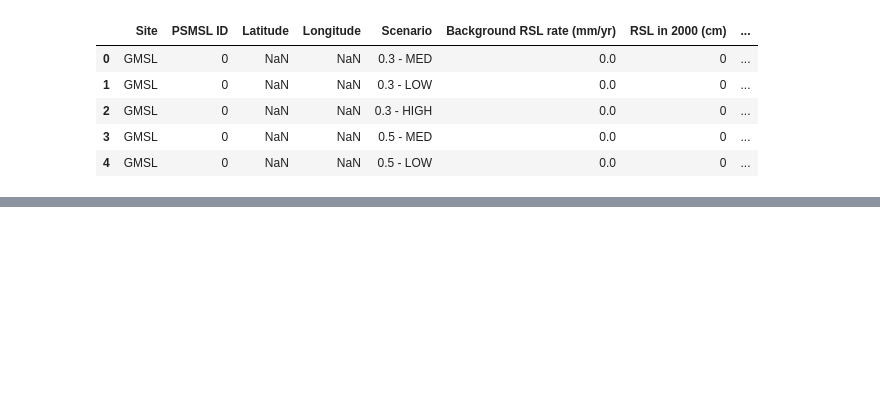
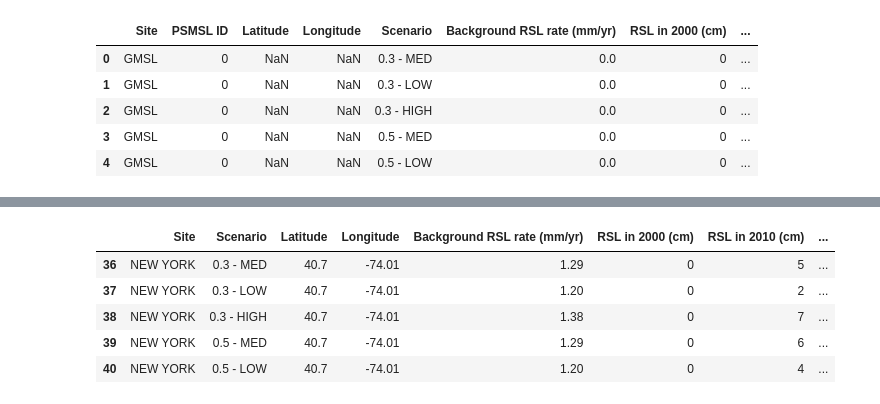
Before and after one commit to jdmandras/Project-3, a Jupyter notebook: Individual Workspaces/Jennifer Alvarez/Jennifer.ipynb, the cells around one changed output, grey strips where cells are left out. Cells and saved outputs as stored; diff of their text form; code cells hidden in the pictures; blank space fills up the shorter version.

```diff
--- a/Individual Workspaces/Jennifer Alvarez/Jennifer.ipynb
+++ b/Individual Workspaces/Jennifer Alvarez/Jennifer.ipynb
@@ -69,0 +107,29 @@ slr_data_predictions.head()
+# %%
+# Define the specific Latitude and Longitude values
+target_latitudes = [40.7, 47.6, 44.67, 34.23, 46.22, -17.6, 21, 25.77, 1.1, 59.55]
+target_longitudes = [-74.01, -122.34, -63.58, -77.95, -60.25, 177.44, -97.33, -80.13, 154.78, -139.73]
+
+# Create a condition to filter rows based on specified Latitudes and Longitudes
+condition = (slr_data_predictions['Latitude'].isin(target_latitudes)) & \
+            (slr_data_predictions['Longitude'].isin(target_longitudes))
+
+# Select the desired columns and rows based on the condition
+selected_columns = ['Site', 'Scenario', 'Latitude', 'Longitude',
+                    'Background RSL rate (mm/yr)', 'RSL in 2000 (cm)',
+                    'RSL in 2010 (cm)', 'RSL in 2020 (cm)', 'RSL in 2030 (cm)',
+                    'RSL in 2040 (cm)', 'RSL in 2050 (cm)', 'RSL in 2060 (cm)',
+                    'RSL in 2070 (cm)', 'RSL in 2080 (cm)', 'RSL in 2090 (cm)',
+                    'RSL in 2100 (cm)', 'RSL in 2120 (cm)', 'RSL in 2150 (cm)',
+                    'RSL in 2200 (cm)']
+
+select_cities_preddf = slr_data_predictions.loc[condition, selected_columns]
+select_cities_preddf.head()
+
+# select_cities_preddf.to_csv('../../Resources/tencities_slr_prediction.csv')
+# %% [output]
+|  | Site | Scenario | Latitude | Longitude | Background RSL rate (mm/yr) | RSL in 2000 (cm) | RSL in 2010 (cm) | ... |
+| 36 | NEW YORK | 0.3 - MED | 40.7 | -74.01 | 1.29 | 0 | 5 | ... |
+| 37 | NEW YORK | 0.3 - LOW | 40.7 | -74.01 | 1.20 | 0 | 2 | ... |
+| 38 | NEW YORK | 0.3 - HIGH | 40.7 | -74.01 | 1.38 | 0 | 7 | ... |
+| 39 | NEW YORK | 0.5 - MED | 40.7 | -74.01 | 1.29 | 0 | 6 | ... |
+| 40 | NEW YORK | 0.5 - LOW | 40.7 | -74.01 | 1.20 | 0 | 4 | ... |
```
Also changed, not shown: parts of 8 cells of this notebook, 1 other file.
